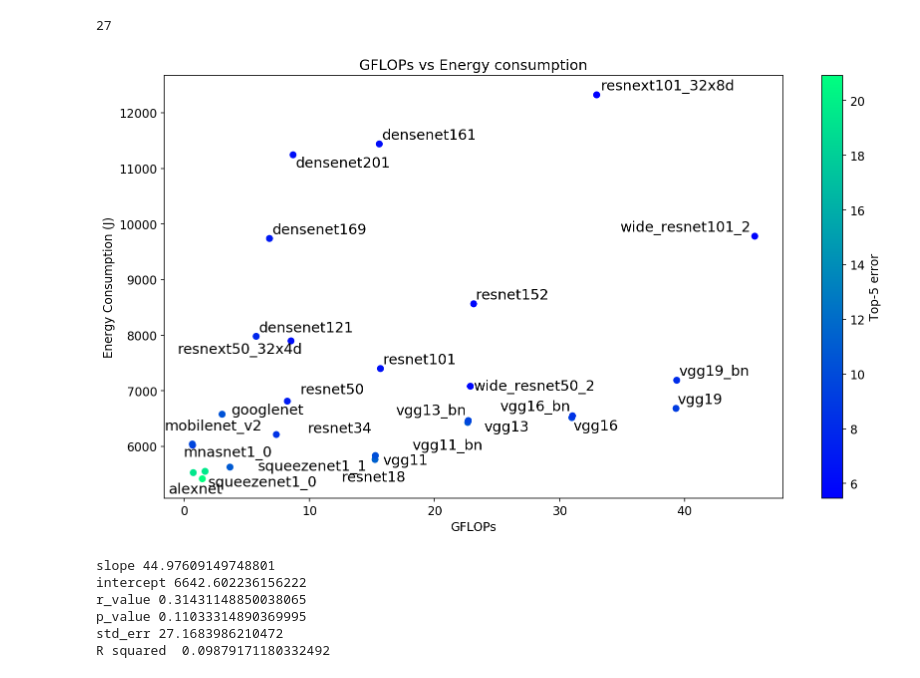
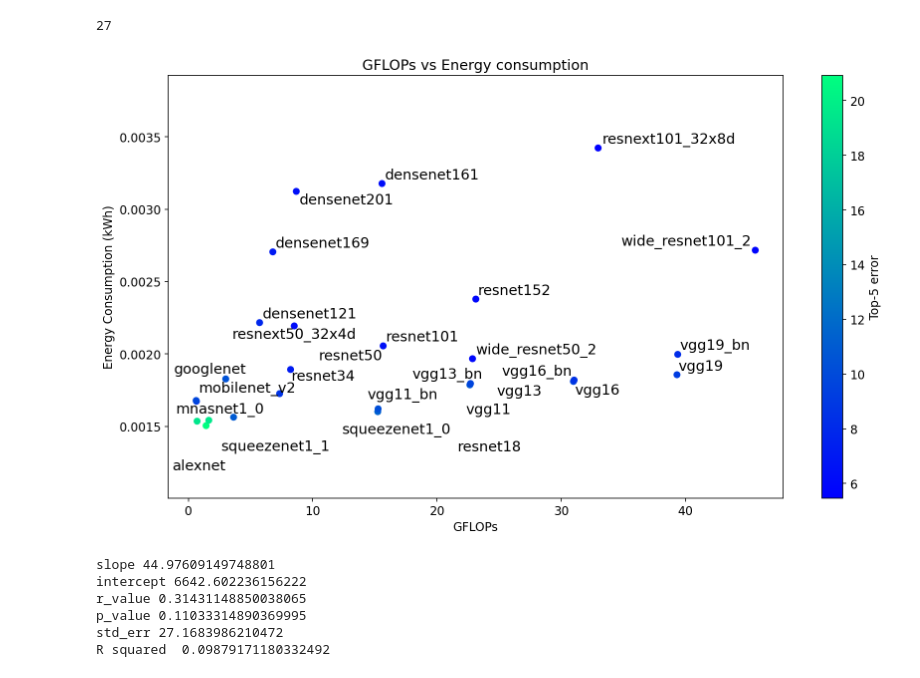
Before and after one commit to MScDissertation/model_hub, a Jupyter notebook: Vision models.ipynb, the cells around one changed output. Saved outputs shown, nothing was run; the diff lists cells and outputs as text; code cells hidden in the pictures.

```diff
--- a/Vision models.ipynb
+++ b/Vision models.ipynb
@@ -308,26 +308,29 @@ new_df = df_time_interval.merge(merge_df, on='model')
 new_df.model.count()
 # %% [output]
 27
+# %%
+new_df['empirical'] = new_df['empirical'] / (1000 * 3600)
 # %%
 fig, ax = plt.subplots()
 fig.set_size_inches(12, 7)
 ax.set_xlabel("GFLOPs")
-ax.set_ylabel("Energy Consumption (J)")
+ax.set_ylabel("Energy Consumption (kWh)")
 ax.set_title("GFLOPs vs Energy consumption")
 cmap = cm.get_cmap('winter')
 c = new_df['top5']
+plt.ylim(min(new_df['empirical'])- 0.0005,max(new_df['empirical'])+0.0005)
 plt.scatter(new_df['GFLOPS'], new_df['empirical'],
         c=c, cmap=cm.get_cmap('winter'))
 
 texts = [ax.text(x, y, name,size='large')
          for x, y, name in zip(new_df['GFLOPS'],new_df['empirical'],new_df['model'])]
 cbar = plt.colorbar()
 cbar.set_label('Top-5 error')
 adjust_text(texts)
 plt.tight_layout()
 ax.figure.savefig('viz/inference_gflops_power.png',dpi=300)
 # %% [output]
-[figure, old version]
+[figure, new version]
 # %%
 from scipy import stats
 slope, intercept, r_value, p_value, std_err = stats.linregress(new_df['GFLOPS'],new_df['empirical'] )
```
Also changed, not shown: parts of 6 cells of this notebook, 10 other files.
